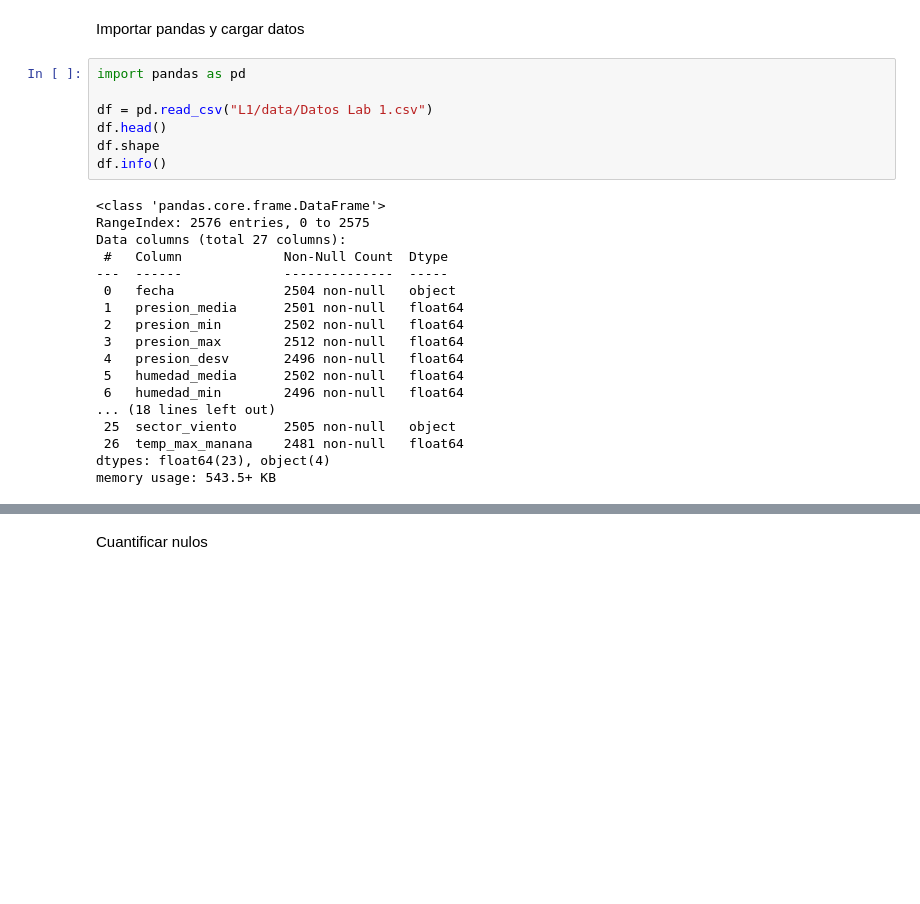
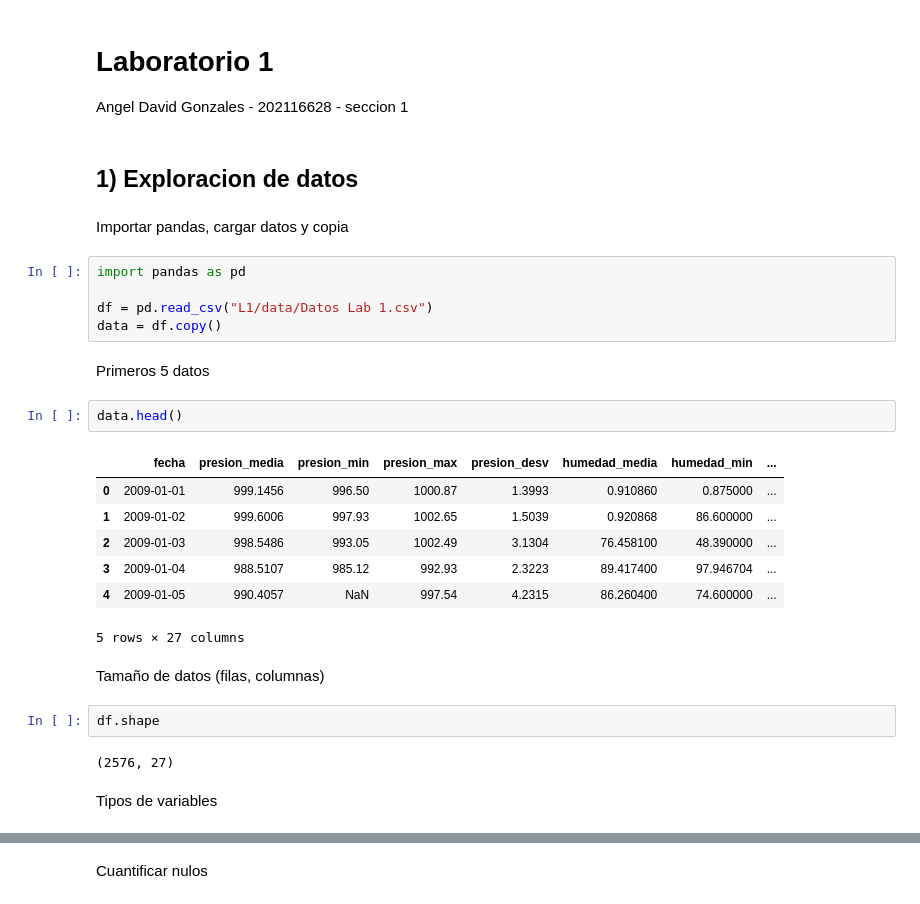
Before and after one commit to JuanSe8190/Laboratorio1-Aprendizaje-de-m-quina, a Jupyter notebook: ActividadesLab1.ipynb, the cells around one changed output, grey strips where cells are left out. Saved outputs shown, nothing was run; the diff lists cells and outputs as text; blank space fills up the shorter version.

```diff
--- a/ActividadesLab1.ipynb
+++ b/ActividadesLab1.ipynb
@@ -1,27 +1,32 @@
 # %% [markdown]
-Importar pandas y cargar datos
+# **Laboratorio 1**
+Angel David Gonzales - 202116628 - seccion 1
+# %% [markdown]
+## 1) Exploracion de datos
+# %% [markdown]
+Importar pandas, cargar datos y copia
 # %%
 import pandas as pd
 
 df = pd.read_csv("L1/data/Datos Lab 1.csv")
-df.head()
-df.shape
-df.info()
+data = df.copy()
-# %% [output]
-<class 'pandas.core.frame.DataFrame'>
-RangeIndex: 2576 entries, 0 to 2575
-Data columns (total 27 columns):
- #   Column             Non-Null Count  Dtype
----  ------             --------------  -----
- 0   fecha              2504 non-null   object
- 1   presion_media      2501 non-null   float64
- 2   presion_min        2502 non-null   float64
- 3   presion_max        2512 non-null   float64
- 4   presion_desv       2496 non-null   float64
- 5   humedad_media      2502 non-null   float64
- 6   humedad_min        2496 non-null   float64
-... (18 lines left out)
- 25  sector_viento      2505 non-null   object
- 26  temp_max_manana    2481 non-null   float64
-dtypes: float64(23), object(4)
-memory usage: 543.5+ KB
+# %% [markdown]
+Primeros 5 datos
+# %%
+data.head()
+# %% [output]
+|  | fecha | presion_media | presion_min | presion_max | presion_desv | humedad_media | humedad_min | ... |
+| 0 | 2009-01-01 | 999.1456 | 996.50 | 1000.87 | 1.3993 | 0.910860 | 0.875000 | ... |
+| 1 | 2009-01-02 | 999.6006 | 997.93 | 1002.65 | 1.5039 | 0.920868 | 86.600000 | ... |
+| 2 | 2009-01-03 | 998.5486 | 993.05 | 1002.49 | 3.1304 | 76.458100 | 48.390000 | ... |
+| 3 | 2009-01-04 | 988.5107 | 985.12 | 992.93 | 2.3223 | 89.417400 | 97.946704 | ... |
+| 4 | 2009-01-05 | 990.4057 | NaN | 997.54 | 4.2315 | 86.260400 | 74.600000 | ... |
+5 rows × 27 columns
+# %% [markdown]
+Tamaño de datos (filas, columnas)
+# %%
+df.shape
+# %% [output]
+(2576, 27)
+# %% [markdown]
+Tipos de variables
```
Also changed, not shown: parts of 3 cells of this notebook.
